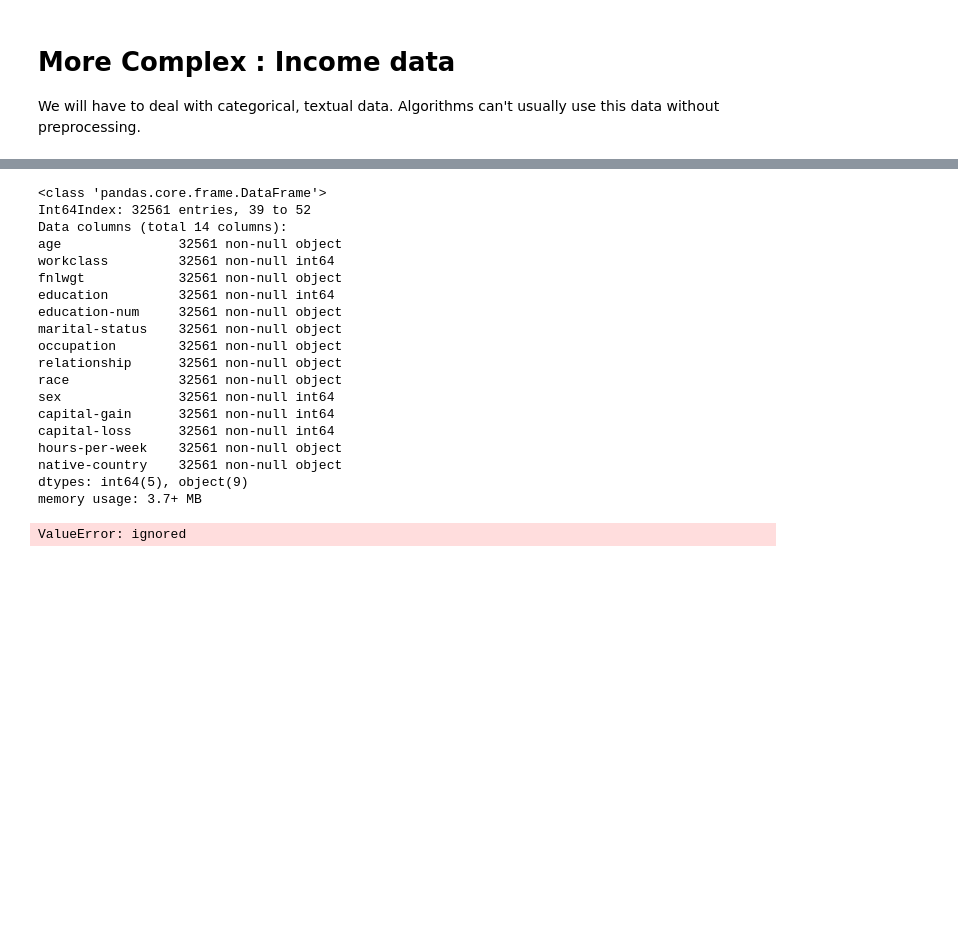
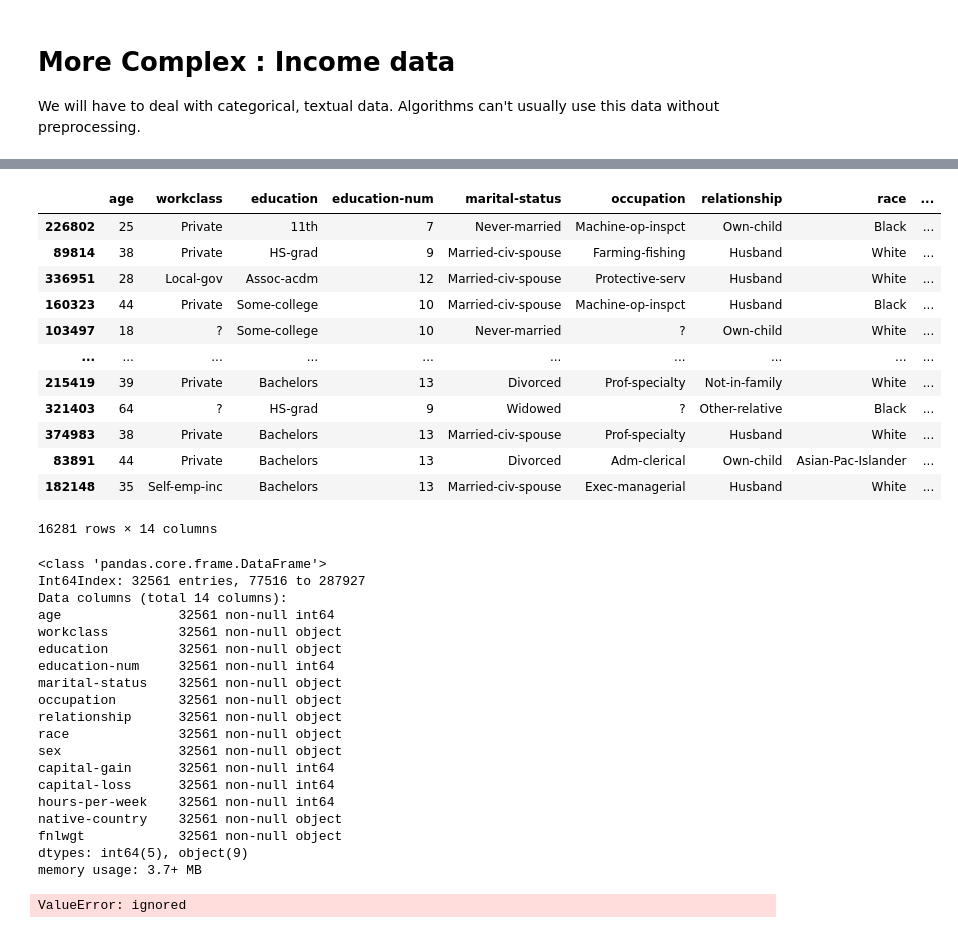
Before and after one commit to paulbruffett/python_class, a Jupyter notebook: M05 - Foundations of Applied Data Science.ipynb, the cells around one changed output, grey strips where cells are left out. Saved outputs shown, nothing was run; the diff lists cells and outputs as text; code cells hidden in the pictures; blank space fills up the shorter version.

```diff
--- a/M05 - Foundations of Applied Data Science.ipynb
+++ b/M05 - Foundations of Applied Data Science.ipynb
@@ -313,22 +294,38 @@ X_test
+# %%
+test
+# %% [output]
+|  | age | workclass | education | education-num | marital-status | occupation | relationship | race | ... |
+| 226802 | 25 | Private | 11th | 7 | Never-married | Machine-op-inspct | Own-child | Black | ... |
+| 89814 | 38 | Private | HS-grad | 9 | Married-civ-spouse | Farming-fishing | Husband | White | ... |
+| 336951 | 28 | Local-gov | Assoc-acdm | 12 | Married-civ-spouse | Protective-serv | Husband | White | ... |
+| 160323 | 44 | Private | Some-college | 10 | Married-civ-spouse | Machine-op-inspct | Husband | Black | ... |
+| 103497 | 18 | ? | Some-college | 10 | Never-married | ? | Own-child | White | ... |
+| ... | ... | ... | ... | ... | ... | ... | ... | ... | ... |
+| 215419 | 39 | Private | Bachelors | 13 | Divorced | Prof-specialty | Not-in-family | White | ... |
+| 321403 | 64 | ? | HS-grad | 9 | Widowed | ? | Other-relative | Black | ... |
+| 374983 | 38 | Private | Bachelors | 13 | Married-civ-spouse | Prof-specialty | Husband | White | ... |
+| 83891 | 44 | Private | Bachelors | 13 | Divorced | Adm-clerical | Own-child | Asian-Pac-Islander | ... |
+| 182148 | 35 | Self-emp-inc | Bachelors | 13 | Married-civ-spouse | Exec-managerial | Husband | White | ... |
+16281 rows × 14 columns
 # %%
-X_train.info()
+train.info()
 # %% [output]
 <class 'pandas.core.frame.DataFrame'>
-Int64Index: 32561 entries, 39 to 52
+Int64Index: 32561 entries, 77516 to 287927
 Data columns (total 14 columns):
-age               32561 non-null object
-workclass         32561 non-null int64
-fnlwgt            32561 non-null object
-education         32561 non-null int64
-education-num     32561 non-null object
+age               32561 non-null int64
+workclass         32561 non-null object
+education         32561 non-null object
+education-num     32561 non-null int64
 marital-status    32561 non-null object
 occupation        32561 non-null object
 relationship      32561 non-null object
 race              32561 non-null object
-sex               32561 non-null int64
+sex               32561 non-null object
 capital-gain      32561 non-null int64
 capital-loss      32561 non-null int64
-hours-per-week    32561 non-null object
+hours-per-week    32561 non-null int64
 native-country    32561 non-null object
+fnlwgt            32561 non-null object
 dtypes: int64(5), object(9)
 memory usage: 3.7+ MB
```
Also changed, not shown: parts of 43 cells of this notebook.
